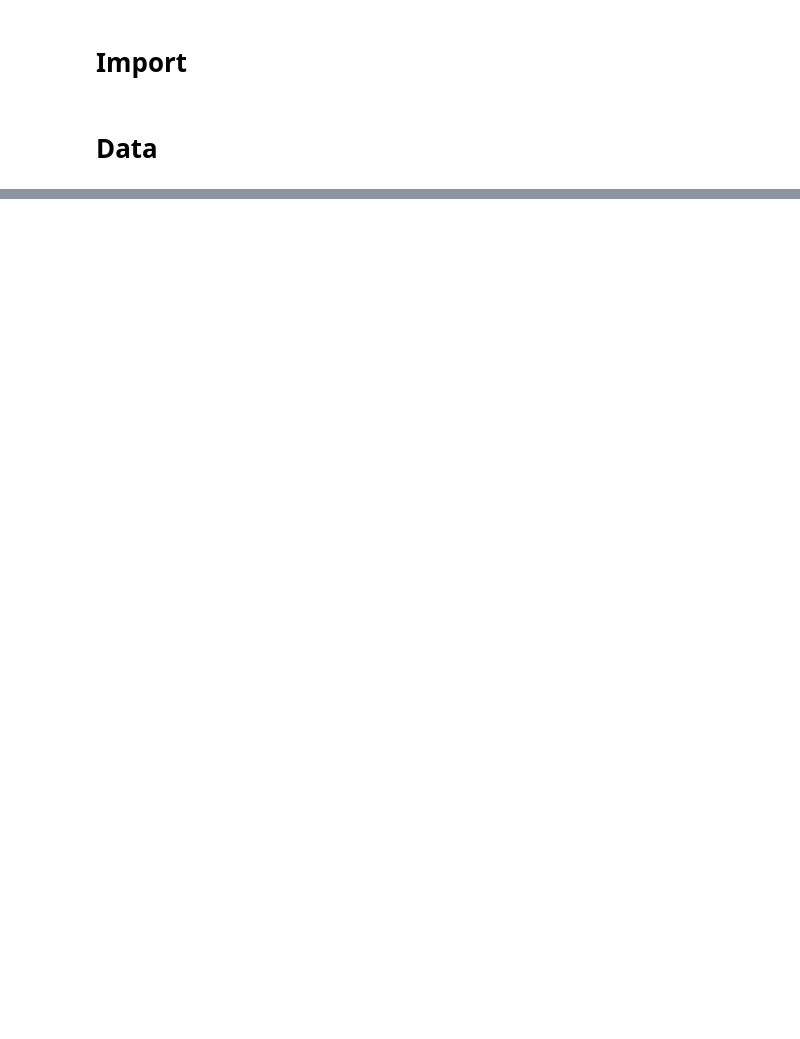
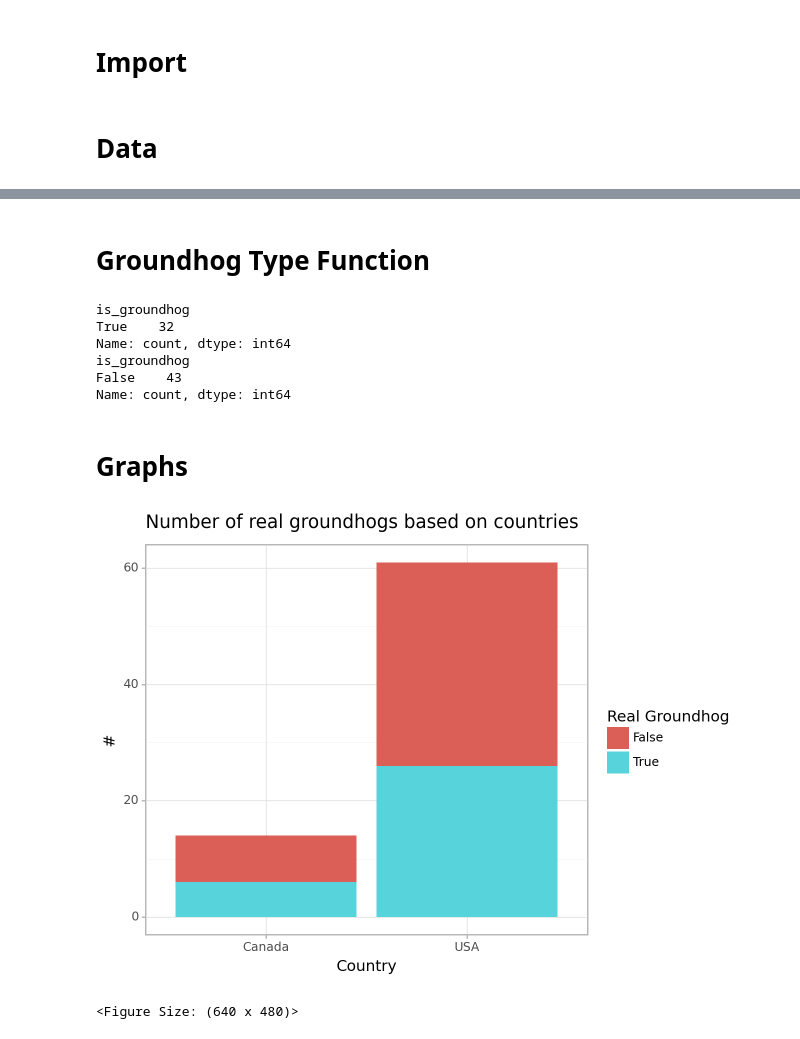
Before and after one commit to 00Dabide/Scientific_Python_Final_Assignment, a Jupyter notebook: GroundhogCode.ipynb, the cells around one changed output, grey strips where cells are left out. Cells and saved outputs as stored; diff of their text form; code cells hidden in the pictures; blank space fills up the shorter version.

Commit message:
Add function

```diff
--- a/GroundhogCode.ipynb
+++ b/GroundhogCode.ipynb
@@ -27,0 +48,2 @@ groundhogs
+# %% [markdown]
+# Groundhog Type Function
@@ -27,0 +54,23 @@ groundhogs
+# %%
+# Let's check:
+print(GH_Type()["is_groundhog"].value_counts())
+print(GH_Type(real = False)["is_groundhog"].value_counts())
+# %% [output]
+is_groundhog
+True    32
+Name: count, dtype: int64
+is_groundhog
+False    43
+Name: count, dtype: int64
+# %% [markdown]
+# Graphs
+# %%
+(
+ggplot(groundhogs, aes(x = "country", fill = "is_groundhog")) +
+  geom_bar(position = "stack") +
+  labs(x = "Country", y = "#", fill = "Real Groundhog", title = "Number of real groundhogs based on countries") +
+  theme_light()
+)
+# %% [output]
+[figure, added]
+<Figure Size: (640 x 480)>
```
Also changed, not shown: parts of 11 cells of this notebook.
